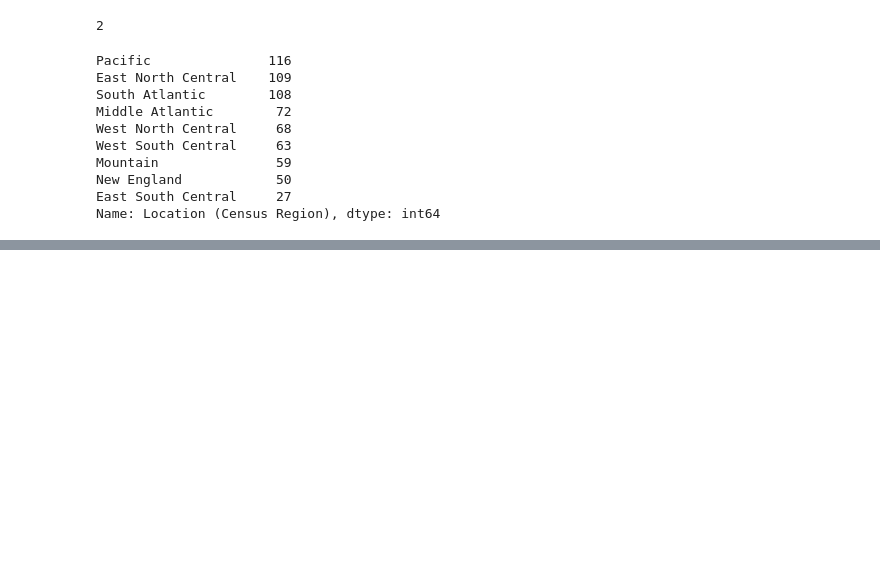
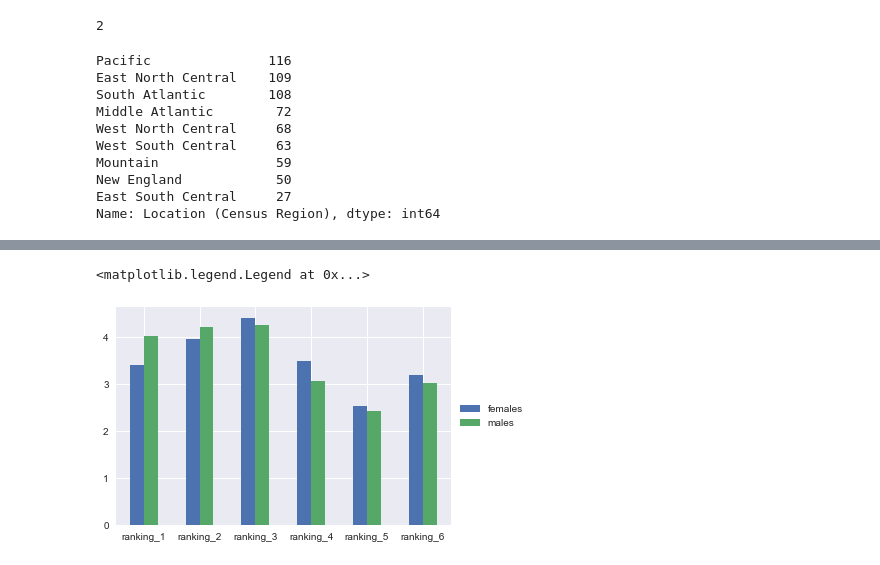
Before and after one commit to AbdielNie/Practice-data-science, a Jupyter notebook: assignment1/assignment1_TEMPLATE.ipynb, the cells around one changed output, grey strips where cells are left out. Saved outputs shown, nothing was run; the diff lists cells and outputs as text; code cells hidden in the pictures; blank space fills up the shorter version.

```diff
--- a/assignment1/assignment1_TEMPLATE.ipynb
+++ b/assignment1/assignment1_TEMPLATE.ipynb
@@ -280,0 +371,12 @@ starwar.to_csv('starwarCheck.csv')
+# %%
+males = starwar[starwar["Gender"] == "MALE"]
+females = starwar[starwar["Gender"] == "FEMALE"]
+# %%
+rank_mean_f = females[females.columns[9:15]].mean()
+rank_mean_m = males[males.columns[9:15]].mean()
+df = pd.DataFrame({'females': rank_mean_f,'males': rank_mean_m})
+ax = df.plot.bar(rot=0)
+plt.legend(loc='center left', bbox_to_anchor=(1.0, 0.5))
+# %% [output]
+<matplotlib.legend.Legend at 0x...>
+[figure, added]
```
Also changed, not shown: parts of 35 cells of this notebook.
